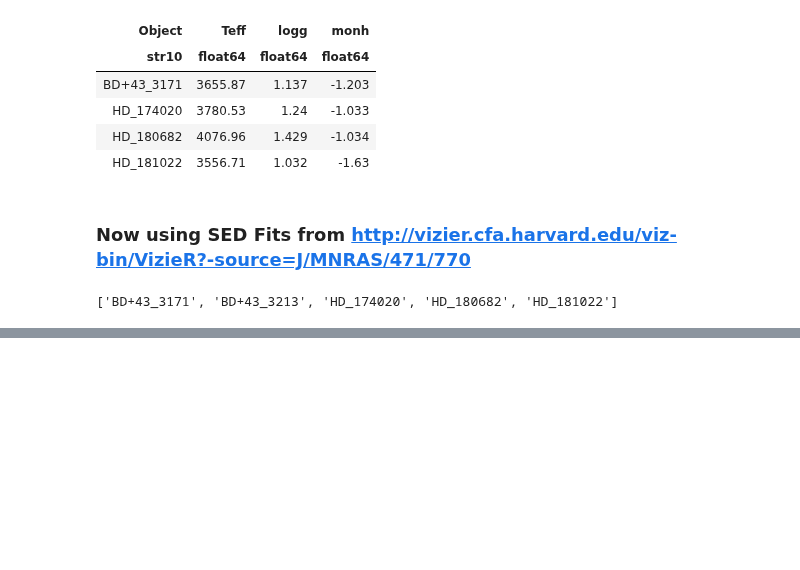
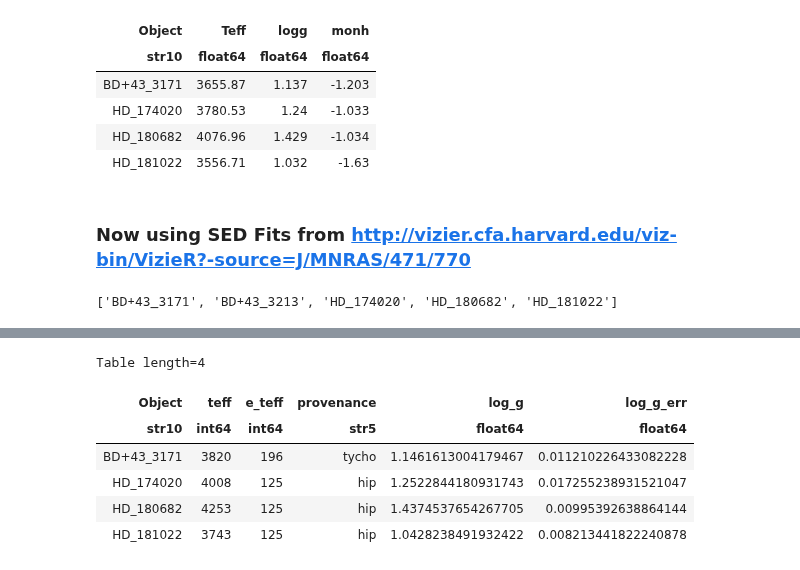
Before and after one commit to benjaminpope/smearcampaign, a Jupyter notebook: notebooks/asteroseismic_logg.ipynb, the cells around one changed output, grey strips where cells are left out. Drawn from its saved outputs; the diff is of its cells as text; code cells hidden in the pictures; blank space fills up the shorter version.

```diff
--- a/notebooks/asteroseismic_logg.ipynb
+++ b/notebooks/asteroseismic_logg.ipynb
@@ -296,0 +294,10 @@ array([1.14584227, 1.2527638 , 1.43734194, 1.04271833])
+# %%
+output
+# %% [output]
+Table length=4
+| Object | teff | e_teff | provenance | log_g | log_g_err |
+| str10 | int64 | int64 | str5 | float64 | float64 |
+| BD+43_3171 | 3820 | 196 | tycho | 1.1461613004179467 | 0.011210226433082228 |
+| HD_174020 | 4008 | 125 | hip | 1.2522844180931743 | 0.017255238931521047 |
+| HD_180682 | 4253 | 125 | hip | 1.4374537654267705 | 0.00995392638864144 |
+| HD_181022 | 3743 | 125 | hip | 1.0428238491932422 | 0.008213441822240878 |
```
Also changed, not shown: parts of 2 cells of this notebook, 6 other files.
